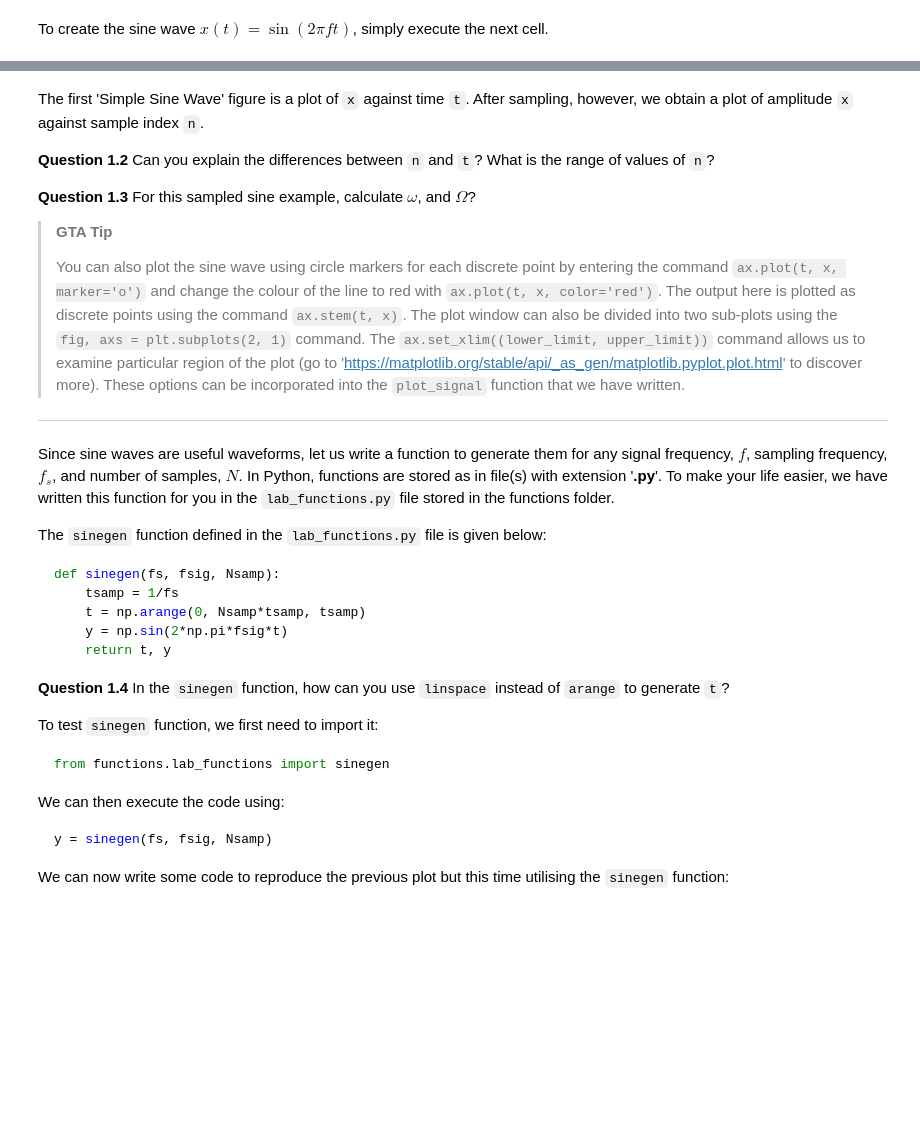
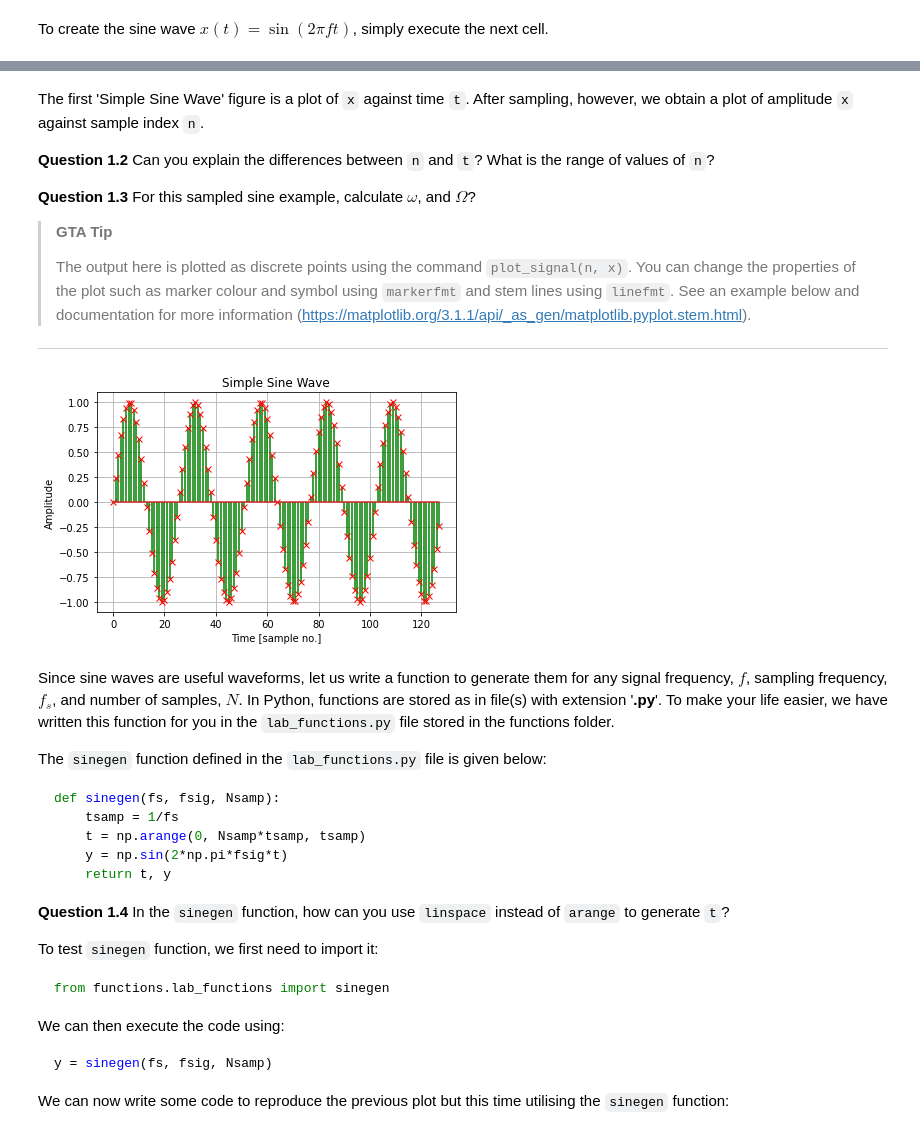
Before and after one commit to ImperialCollegeLondon/sap-EE2-SS-LAB, a Jupyter notebook: EX1.ipynb, the cells around one changed output, grey strips where cells are left out. Cells and saved outputs as stored; diff of their text form; code cells hidden in the pictures; blank space fills up the shorter version.

````diff
--- a/EX1.ipynb
+++ b/EX1.ipynb
@@ -142,38 +154,46 @@ The first 'Simple Sine Wave' figure is a plot of `x` against time `t`. After sam
 
 >**GTA Tip**
 >
->You can also plot the sine wave using circle markers for each discrete point by entering the command `ax.plot(t, x, marker='o')` and change the colour of the line to red with `ax.plot(t, x, color='red')`. The output here is plotted as discrete points using the command `ax.stem(t, x)`. The plot window can also be divided into two sub-plots using the `fig, axs = plt.subplots(2, 1)` command. The `ax.set_xlim((lower_limit, upper_limit))` command allows us to examine particular region of the plot (go to '<https://matplotlib.org/stable/api/_as_gen/matplotlib.pyplot.plot.html>' to discover more). These options can be incorporated into the `plot_signal` function that we have written.
-
+>The output here is plotted as discrete points using the command `plot_signal(n, x)`. You can change the properties of the plot such as marker colour and symbol using `markerfmt` and stem lines using `linefmt`. See an example below and documentation for more information
+(https://matplotlib.org/3.1.1/api/_as_gen/matplotlib.pyplot.stem.html).
 ---
-
-Since sine waves are useful waveforms, let us write a function to generate them for any signal frequency, $f$, sampling frequency, $f_s$, and number of samples, $N$. In Python, functions are stored as in file(s) with extension '**.py**'. To make your life easier, we have written this function for you in the `lab_functions.py` file stored in the functions folder.
-
-The `sinegen` function defined in the `lab_functions.py` file is given below:
-
-```python
-def sinegen(fs, fsig, Nsamp):
-    tsamp = 1/fs
-    t = np.arange(0, Nsamp*tsamp, tsamp)
-    y = np.sin(2*np.pi*fsig*t)
-    return t, y
-```
-
-**Question 1.4** In the `sinegen` function, how can you use `linspace` instead of `arange` to generate `t`?
-
-
-To test `sinegen` function, we first need to import it:
-
-```python
-from functions.lab_functions import sinegen
-```
-
-We can then execute the code using:
-
-```python
-y = sinegen(fs, fsig, Nsamp)
-```
-
-We can now write some code to reproduce the previous plot but this time utilising the `sinegen` function:
+# %%
+x = np.sin(2*np.pi*fsig/fs*n)
+
+plt = plot_signal(n, x, markerfmt='rx', linefmt='g', title='Simple Sine Wave', xlabel='Time [sample no.]', ylabel='Amplitude',func='stem')
+plt.show()
+# %% [output]
+[figure, added]
+# %% [markdown]
+
+Since sine waves are useful waveforms, let us write a function to generate them for any signal frequency, $f$, sampling frequency, $f_s$, and number of samples, $N$. In Python, functions are stored as in file(s) with extension '**.py**'. To make your life easier, we have written this function for you in the `lab_functions.py` file stored in the functions folder.
+
+The `sinegen` function defined in the `lab_functions.py` file is given below:
+
+```python
+def sinegen(fs, fsig, Nsamp):
+    tsamp = 1/fs
+    t = np.arange(0, Nsamp*tsamp, tsamp)
+    y = np.sin(2*np.pi*fsig*t)
+    return t, y
+```
+
+**Question 1.4** In the `sinegen` function, how can you use `linspace` instead of `arange` to generate `t`?
+
+
+To test `sinegen` function, we first need to import it:
+
+```python
+from functions.lab_functions import sinegen
+```
+
+We can then execute the code using:
+
+```python
+y = sinegen(fs, fsig, Nsamp)
+```
+
+We can now write some code to reproduce the previous plot but this time utilising the `sinegen` function:
 # %%
 from functions.lab_functions import sinegen
 t, x = sinegen(fs, fsig, Nsamp)
````
Also changed, not shown: parts of 9 cells of this notebook.
